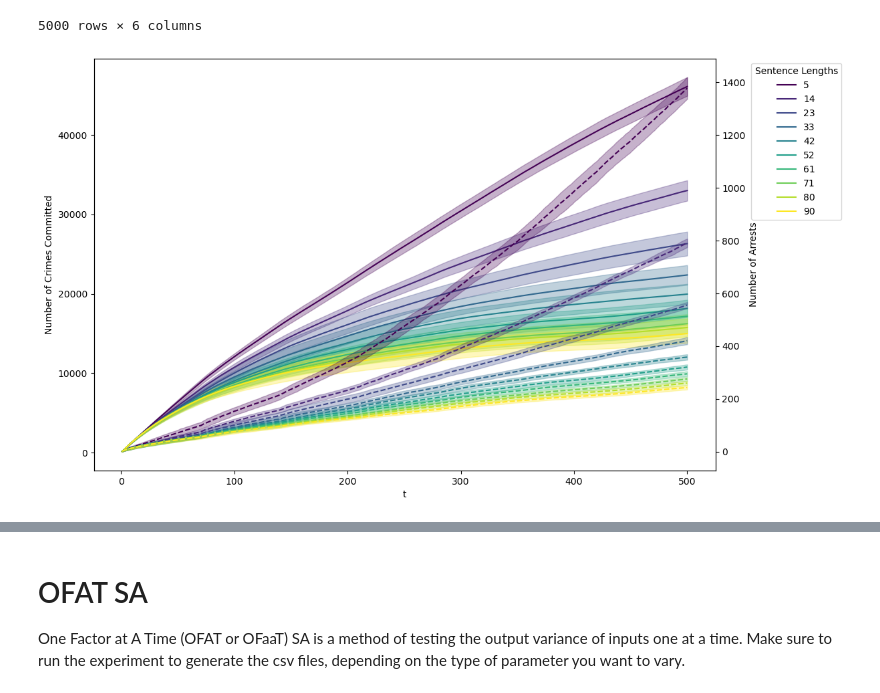
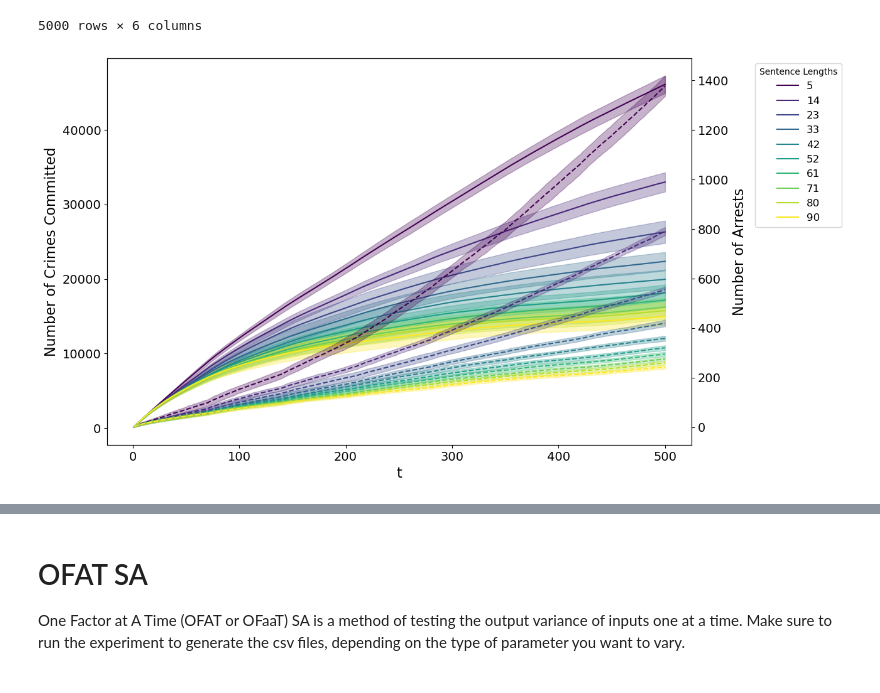
Before and after one commit to nabilasiregar/abm-project, a Jupyter notebook: notebooks/analysis.ipynb, the cells around one changed output, grey strips where cells are left out. Drawn from its saved outputs; the diff is of its cells as text; code cells hidden in the pictures.

```diff
--- a/notebooks/analysis.ipynb
+++ b/notebooks/analysis.ipynb
@@ -138,33 +91,36 @@ final_grouped
 # %%
 fig, ax1 = plt.subplots(figsize=(12, 8))
 
 colors = plt.cm.viridis(np.linspace(0, 1, len(vary_sentence_data['sentence_length'].unique())))
 
 # Create a second y-axis for the number of cops
 ax2 = ax1.twinx()
 
 # Plotting
 for idx, (sentence_length, color) in enumerate(zip(sorted(vary_sentence_data['sentence_length'].unique()), colors)):
     subset = final_grouped[final_grouped['sentence_length'] == sentence_length]
 
     # Line plot for number of crimes committed with std fill
     mean_crimes = subset['num_crimes_committed_mean']
     std_crimes = subset['num_crimes_committed_std']
     ax1.plot(subset['Step'], mean_crimes, label=f'{sentence_length}', color=color)
     ax1.fill_between(subset['Step'], mean_crimes - std_crimes, mean_crimes + std_crimes, color=color, alpha=0.3)
 
     # Line plot for number of cops with std fill on second y-axis
     mean_cops = subset['num_arrests_made_mean']
     std_cops = subset['num_arrests_made_std']
     ax2.plot(subset['Step'], mean_cops, label=f'Sentence Length {sentence_length}', linestyle='--', color=color)
     ax2.fill_between(subset['Step'], mean_cops - std_cops, mean_cops + std_cops, color=color, alpha=0.3)
 
-ax1.set_xlabel('t')
-ax1.set_ylabel('Number of Crimes Committed')
-ax2.set_ylabel('Number of Arrests')
+ax1.tick_params(axis='both', labelsize=14)
+ax2.tick_params(axis='both', labelsize=14)
+
+ax1.set_xlabel('t', fontsize=16)
+ax1.set_ylabel('Number of Crimes Committed', fontsize=16)
+ax2.set_ylabel('Number of Arrests', fontsize=16)
 lines, labels = ax1.get_legend_handles_labels()
-ax1.legend(lines, labels, loc='upper left', bbox_to_anchor=(1.05, 1), title="Sentence Lengths")
+ax1.legend(lines, labels, loc='upper left', bbox_to_anchor=(1.1, 1), title="Sentence Lengths", fontsize=12)
 
 plt.show()
 # %% [output]
-[figure, old version]
+[figure, new version]
```
Also changed, not shown: parts of 19 cells of this notebook, 2 other files.
